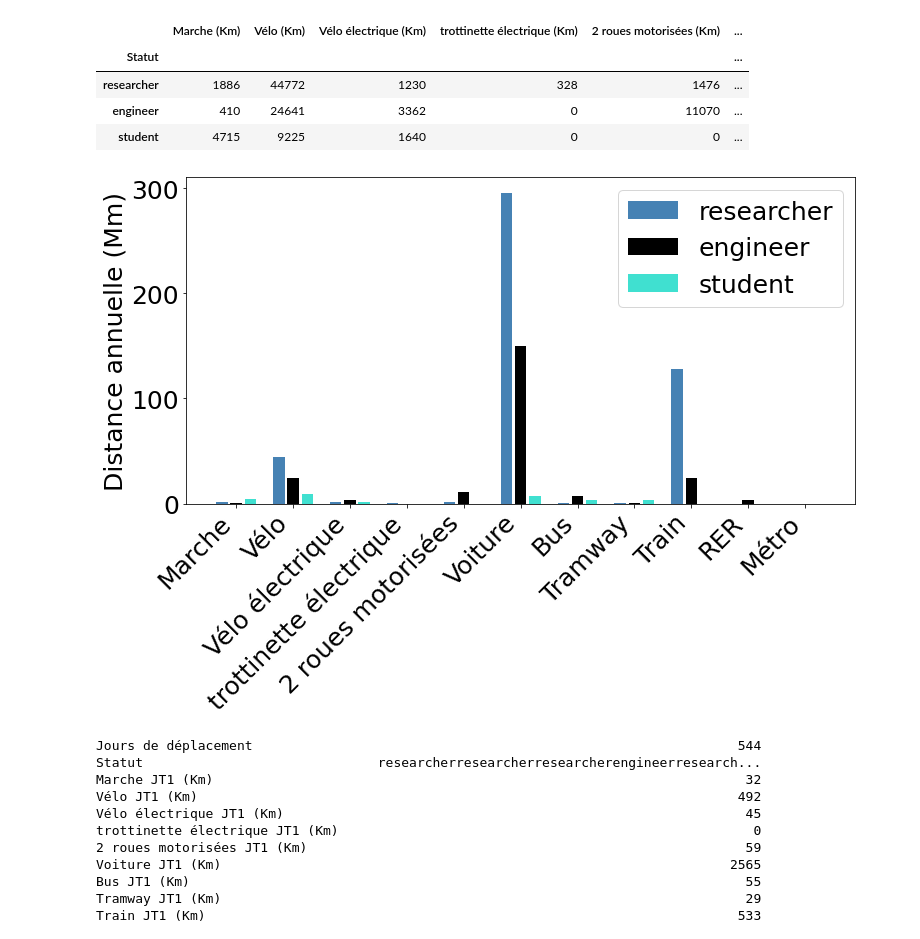
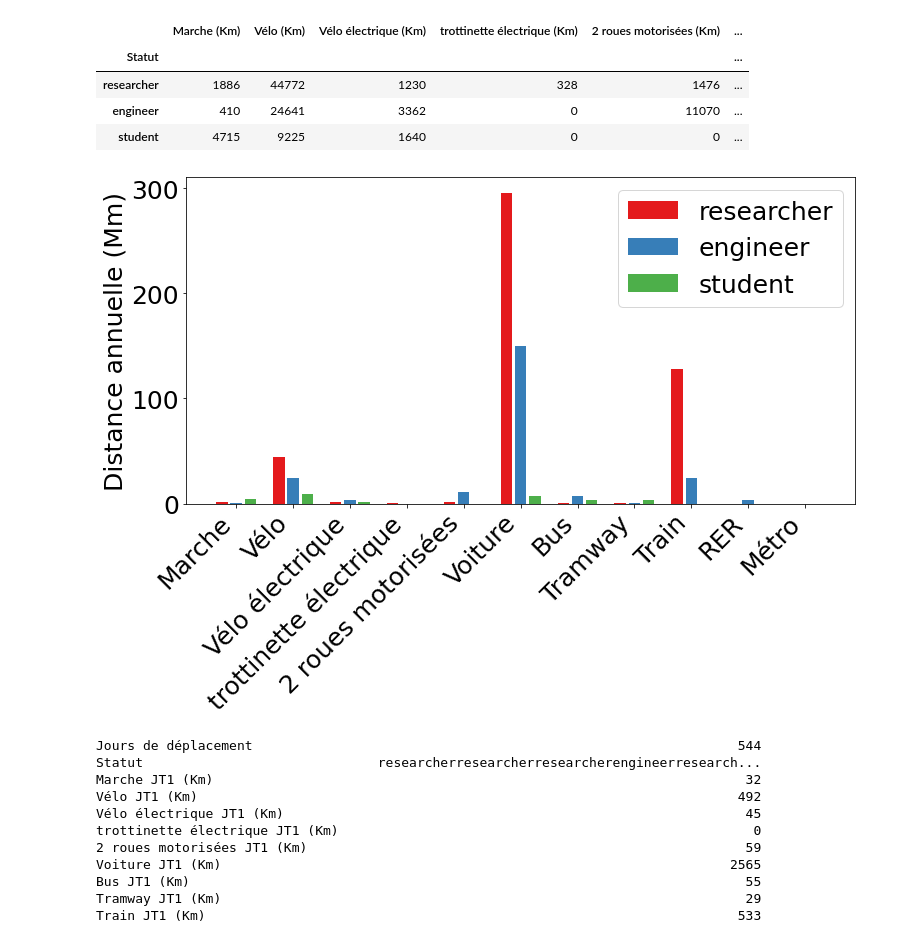
Before and after one commit to umr-marbec/marbec-green, a Jupyter notebook: process-emissions-deplacement.ipynb, the cells around one changed output. Drawn from its saved outputs; the diff is of its cells as text; code cells hidden in the pictures.

Commit message:
Adding set1 colors + adding emission plots

```diff
--- a/process-emissions-deplacement.ipynb
+++ b/process-emissions-deplacement.ipynb
@@ -206,6 +206,9 @@ plt.savefig('deplacement_emissions.png')
 plt.close(fig)
 # %% [markdown]
 ## Plotting 1.5 bar plot
+# %%
+import brewster
+colors = brewster.colors
 # %%
 test = data.groupby('Statut').sum()
 test = test.loc[['researcher', 'engineer', 'student'], :]
@@ -219,25 +222,24 @@ test.loc[:, distance_cols]
 # %%
 fig = plt.figure(facecolor='white', figsize=(12, 6))
 plt.rcParams['font.size'] = 25
 ax = plt.gca()
-colors = ['steelblue', 'black', 'turquoise']
 x = np.array([0, 5, 10])
 offset = 20
 width = 4
 xlabels = []
 for c in distance_cols:
     l = plt.bar(x, test[c] / 1000, width=width, color=colors)
     xlabels.append(x[1])
     x += offset
 
 ax.set_xticks(xlabels)
 ax.set_xticklabels(types, ha='right', rotation=45)
 plt.ylabel('Distance annuelle (Mm)')
 
 plt.legend(l, test.index)
 plt.savefig('distance_by_cat.png', bbox_inches='tight')
 # %% [output]
-[figure, old version]
+[figure, new version]
 # %%
 totsum = data.sum(axis=0)
 totsum
```
Also changed, not shown: parts of 1 cell of this notebook, 1 other file.
